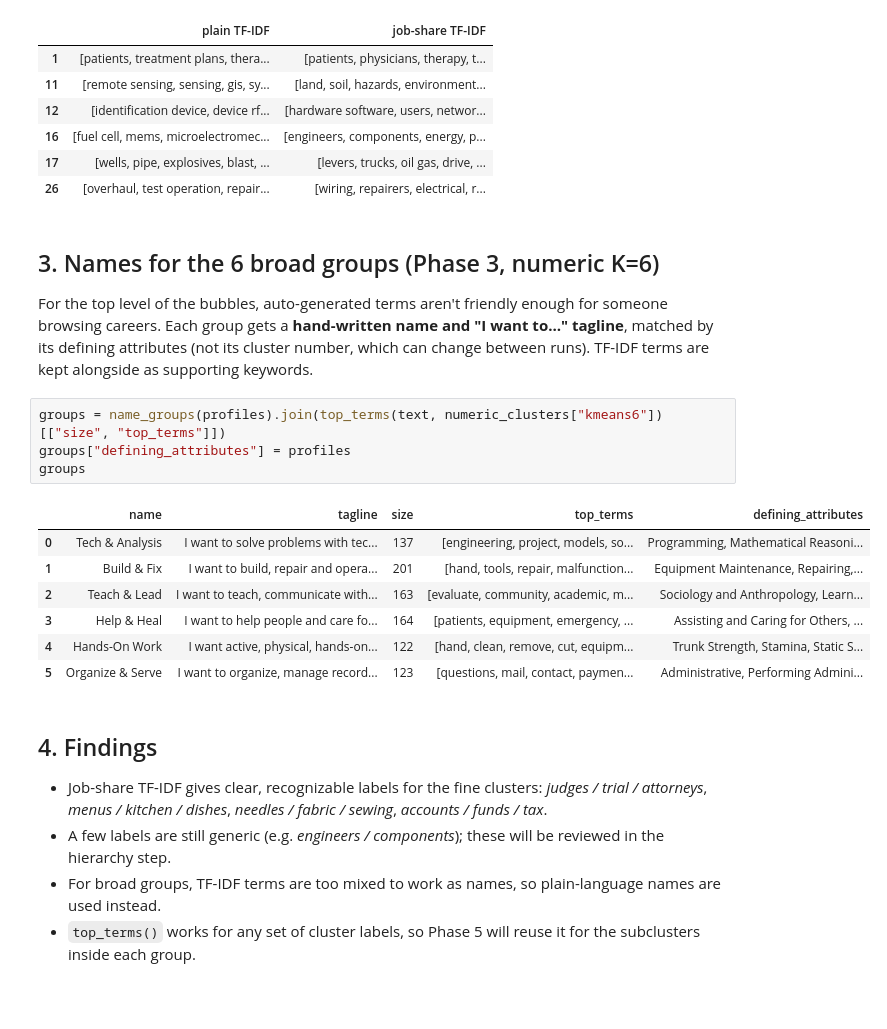
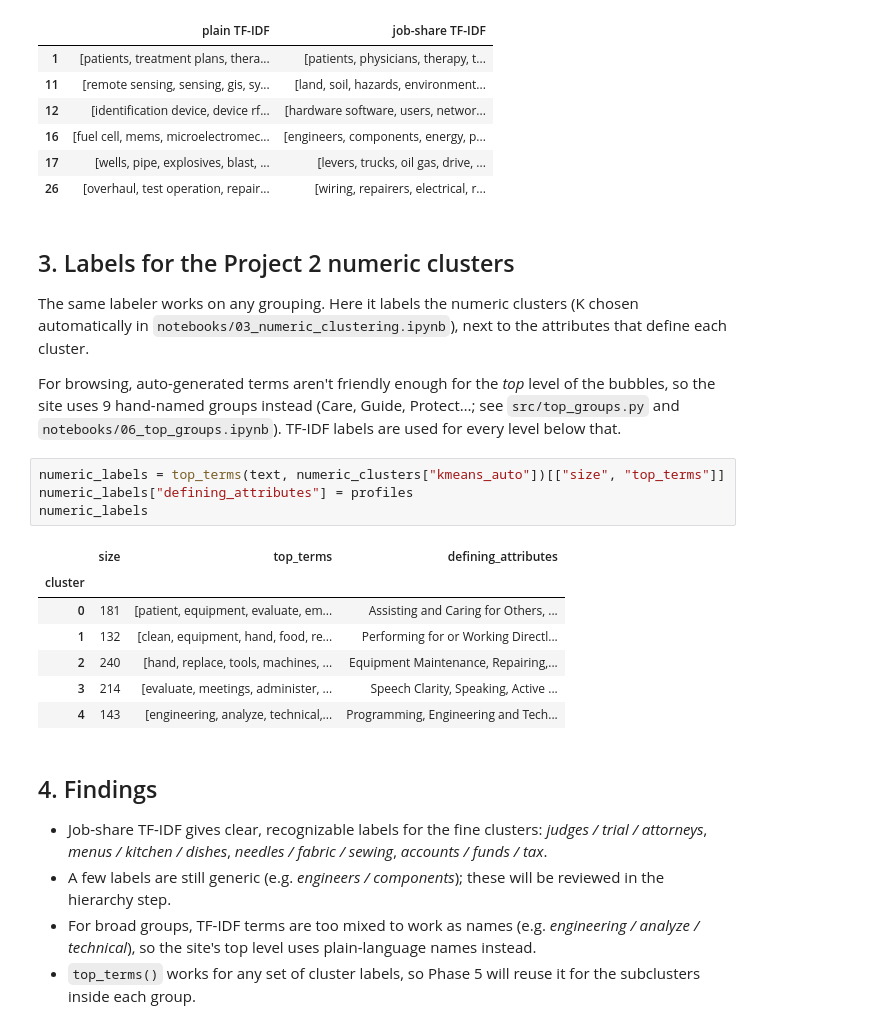
Before and after one commit to ProjectAssembely/Bubbles, a Jupyter notebook: notebooks/04_cluster_labels.ipynb, the cells around one changed output. Saved outputs shown, nothing was run; the diff lists cells and outputs as text; blank space fills up the shorter version.

```diff
--- a/notebooks/04_cluster_labels.ipynb
+++ b/notebooks/04_cluster_labels.ipynb
@@ -79,29 +79,33 @@ compare.loc[[1, 11, 12, 16, 17, 26]]
 | 17 | [wells, pipe, explosives, blast, ... | [levers, trucks, oil gas, drive, ... |
 | 26 | [overhaul, test operation, repair... | [wiring, repairers, electrical, r... |
 # %% [markdown]
-## 3. Names for the 6 broad groups (Phase 3, numeric K=6)
+## 3. Labels for the Project 2 numeric clusters
 
-For the top level of the bubbles, auto-generated terms aren't friendly enough for someone browsing careers.
-Each group gets a **hand-written name and "I want to…" tagline**, matched by its defining attributes (not its
-cluster number, which can change between runs). TF-IDF terms are kept alongside as supporting keywords.
+The same labeler works on any grouping. Here it labels the numeric clusters (K chosen automatically in
+`notebooks/03_numeric_clustering.ipynb`), next to the attributes that define each cluster.
+
+For browsing, auto-generated terms aren't friendly enough for the *top* level of the bubbles, so the site uses 9
+hand-named groups instead (Care, Guide, Protect…; see `src/top_groups.py` and `notebooks/06_top_groups.ipynb`).
+TF-IDF labels are used for every level below that.
 # %%
-groups = name_groups(profiles).join(top_terms(text, numeric_clusters["kmeans6"])[["size", "top_terms"]])
-groups["defining_attributes"] = profiles
-groups
+numeric_labels = top_terms(text, numeric_clusters["kmeans_auto"])[["size", "top_terms"]]
+numeric_labels["defining_attributes"] = profiles
+numeric_labels
 # %% [output]
-|  | name | tagline | size | top_terms | defining_attributes |
-| 0 | Tech & Analysis | I want to solve problems with tec... | 137 | [engineering, project, models, so... | Programming, Mathematical Reasoni... |
-| 1 | Build & Fix | I want to build, repair and opera... | 201 | [hand, tools, repair, malfunction... | Equipment Maintenance, Repairing,... |
-| 2 | Teach & Lead | I want to teach, communicate with... | 163 | [evaluate, community, academic, m... | Sociology and Anthropology, Learn... |
-| 3 | Help & Heal | I want to help people and care fo... | 164 | [patients, equipment, emergency, ... | Assisting and Caring for Others, ... |
-| 4 | Hands-On Work | I want active, physical, hands-on... | 122 | [hand, clean, remove, cut, equipm... | Trunk Strength, Stamina, Static S... |
-| 5 | Organize & Serve | I want to organize, manage record... | 123 | [questions, mail, contact, paymen... | Administrative, Performing Admini... |
+|  | size | top_terms | defining_attributes |
+| cluster |  |  |  |
+| 0 | 181 | [patient, equipment, evaluate, em... | Assisting and Caring for Others, ... |
+| 1 | 132 | [clean, equipment, hand, food, re... | Performing for or Working Directl... |
+| 2 | 240 | [hand, replace, tools, machines, ... | Equipment Maintenance, Repairing,... |
+| 3 | 214 | [evaluate, meetings, administer, ... | Speech Clarity, Speaking, Active ... |
+| 4 | 143 | [engineering, analyze, technical,... | Programming, Engineering and Tech... |
 # %% [markdown]
 ## 4. Findings
 - Job-share TF-IDF gives clear, recognizable labels for the fine clusters: *judges / trial / attorneys*,
   *menus / kitchen / dishes*, *needles / fabric / sewing*, *accounts / funds / tax*.
 - A few labels are still generic (e.g. *engineers / components*); these will be reviewed in the hierarchy step.
-- For broad groups, TF-IDF terms are too mixed to work as names, so plain-language names are used instead.
+- For broad groups, TF-IDF terms are too mixed to work as names (e.g. *engineering / analyze / technical*), so the
+  site's top level uses plain-language names instead.
 - `top_terms()` works for any set of cluster labels, so Phase 5 will reuse it for the subclusters inside each group.
 # %%
 text_labels.assign(top_terms=text_labels.top_terms.str.join(", ")).to_csv(PROCESSED / "text_cluster_labels.csv")
```
Also changed, not shown: parts of 1 cell of this notebook, 8 other files.
